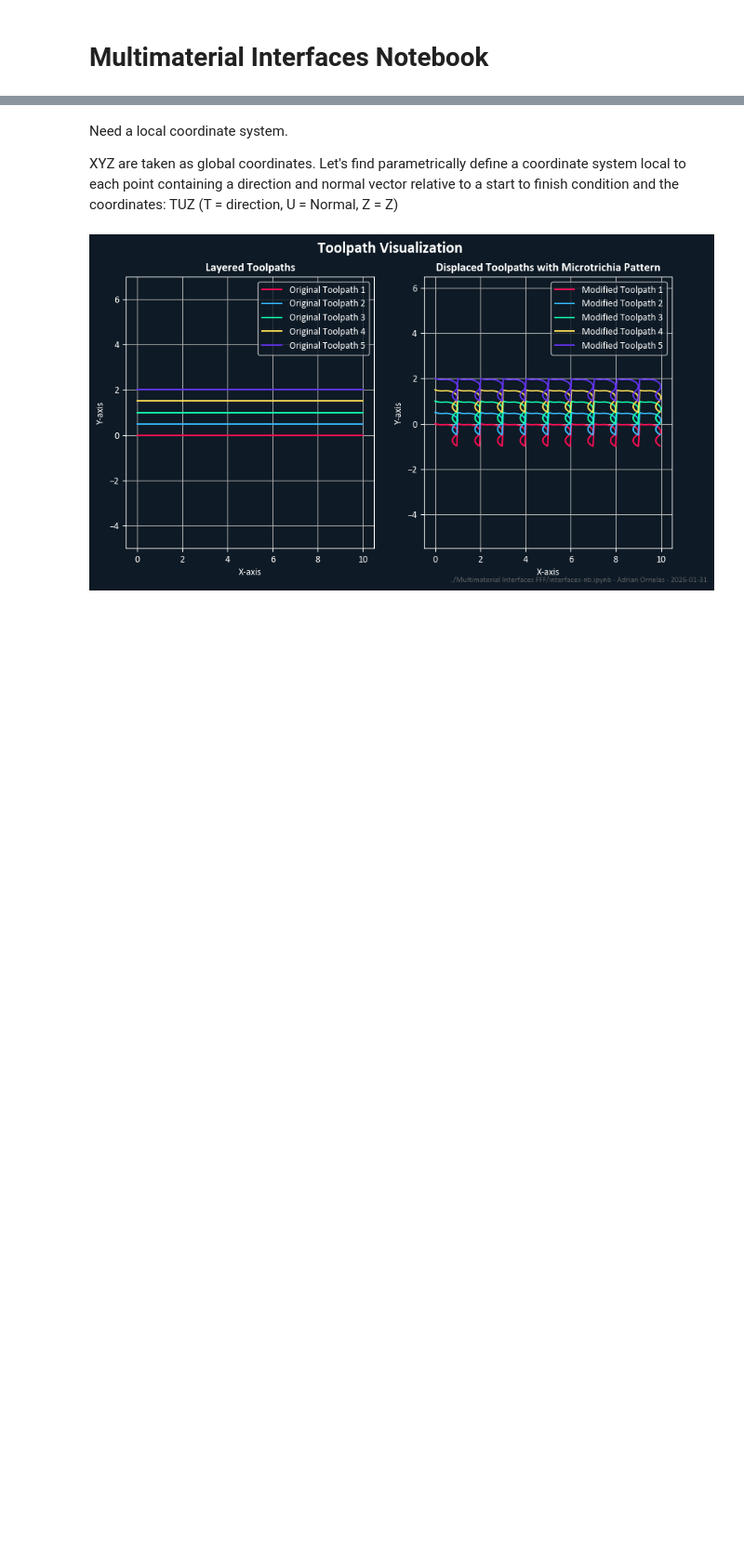
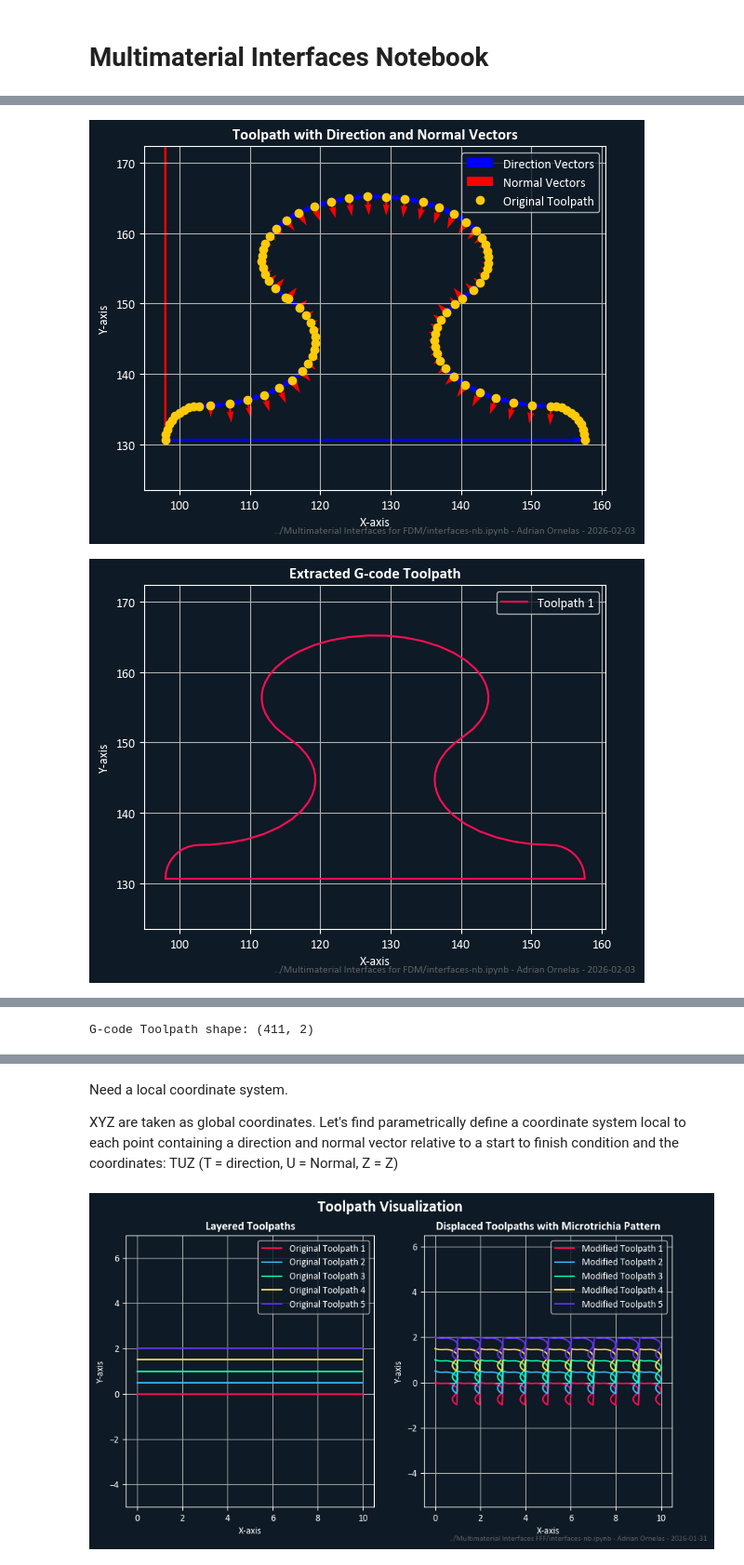
Before and after one commit to afornelas/Stitch, a Jupyter notebook: interfaces-nb.ipynb, the cells around one changed output, grey strips where cells are left out. Shown at 93% size. Drawn from its saved outputs; the diff is of its cells as text; code cells hidden in the pictures; blank space fills up the shorter version.

```diff
--- a/interfaces-nb.ipynb
+++ b/interfaces-nb.ipynb
@@ -241,0 +265,78 @@ Displacement map shape: (2, 300)
+# %%
+# Extract XY coordinates from G-code file
+
+
+x_vals = []
+y_vals = []
+
+with open("outerwalls.gcode") as in_file:
+    lines = in_file.readlines()
+    for line in lines:
+        if line.startswith("G1") and 'X' in line and 'Y' in line:
+            parts = line.split()
+            x_value = None
+            y_value = None
+            for part in parts:
+                if part.startswith('X'):
+                    x_value = float(part[1:])
+                elif part.startswith('Y'):
+                    y_value = float(part[1:])
+            if x_value is not None and y_value is not None:
+                x_vals.append(x_value)
+                y_vals.append(y_value)
+                # print(f"X: {x_value}, Y: {y_value}")
+
+gcode_toolpath = np.column_stack((x_vals, y_vals))
+
+# Remove values below y = 130
+gcode_toolpath = gcode_toolpath[gcode_toolpath[:, 1] >= 130]
+
+
+def increase_normalize_dpu(toolpath, dpu):
+    """Given a toolpath and a desired distance per unit (DPU), increase the number of points between G commands to match the DPU."""
+
+    new_toolpath = [toolpath[0]]  # Start with the first point
+
+    for i in range(1, len(toolpath)):
+        start_point = toolpath[i - 1]
+        end_point = toolpath[i]
+        segment_vector = end_point - start_point
+        segment_length = np.linalg.norm(segment_vector)
+
+        if segment_length == 0:
+            continue  # Skip if the points are the same
+
+        num_new_points = int(np.ceil(segment_length / dpu))
+
+        for j in range(1, num_new_points + 1):
+            t = j / num_new_points
+            new_point = start_point + t * segment_vector
+            new_toolpath.append(new_point)
+
+    return np.array(new_toolpath)
+
+positions, directions, normals = get_pos_dir_norm(gcode_toolpath)
+plot_direction_normal_vectors(positions, directions, normals, exclude='', line_style='-')
+
+# NEXT PLOT CURVATURE OF TOOLPATH
+
+gcode_toolpath = increase_normalize_dpu(gcode_toolpath, dpu=0.5)
+
+plot_single_toolpath(gcode_toolpath, fig_title="Extracted G-code Toolpath")
+plot_single_toolpath(gcode_toolpath, fig_title="Extracted G-code Toolpath", line_style='o')
+
+
+height = 0.5
+ramp = 0.1
+ramp_shift = 0.05
+base_ratio = 0.6
+tip_angle = 25
+tip_size = 0.3
+
+print(f"G-code Toolpath shape: {gcode_toolpath.shape}")
+modified_gcode_toolpath = apply_displacement(gcode_toolpath, period=3, displacement_map=disp_microtrichia)
+plot_toolpaths(gcode_toolpath, modified_gcode_toolpath,
+               fig_title_1="G-code Toolpath", fig_title_2="Modified G-code Toolpath with Microtrichia Displacement")
+# %% [output]
+[figure, added]
+[figure, added]
@@ -241,0 +344 @@ Displacement map shape: (2, 300)
+G-code Toolpath shape: (411, 2)
```
Also changed, not shown: parts of 3 cells of this notebook, 3 other files.
